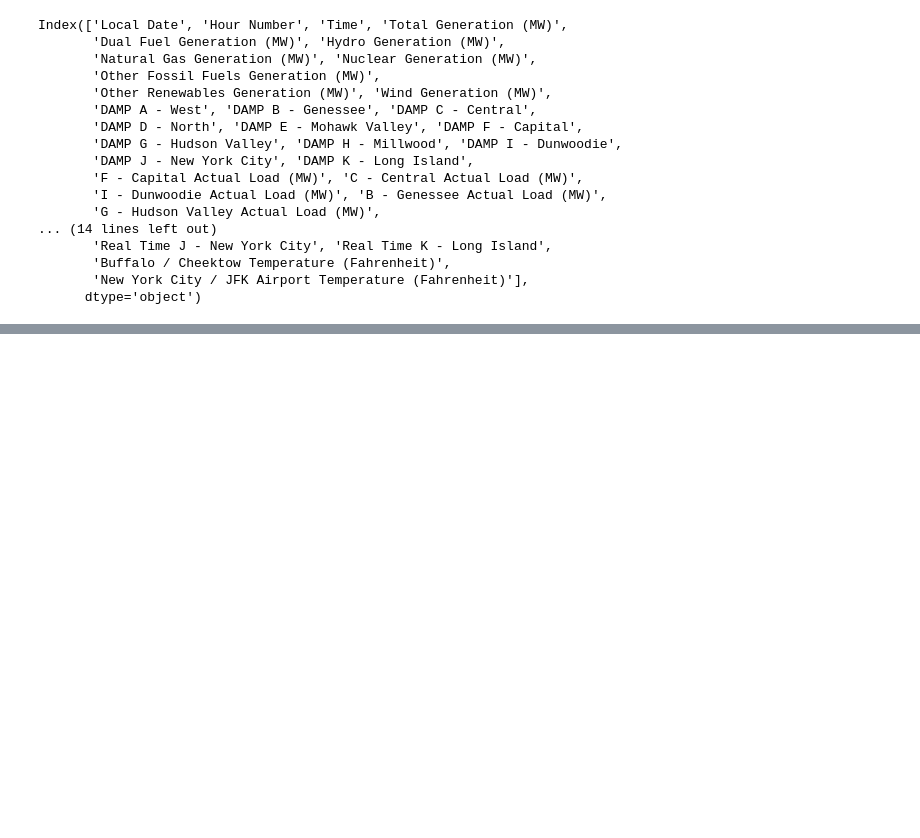
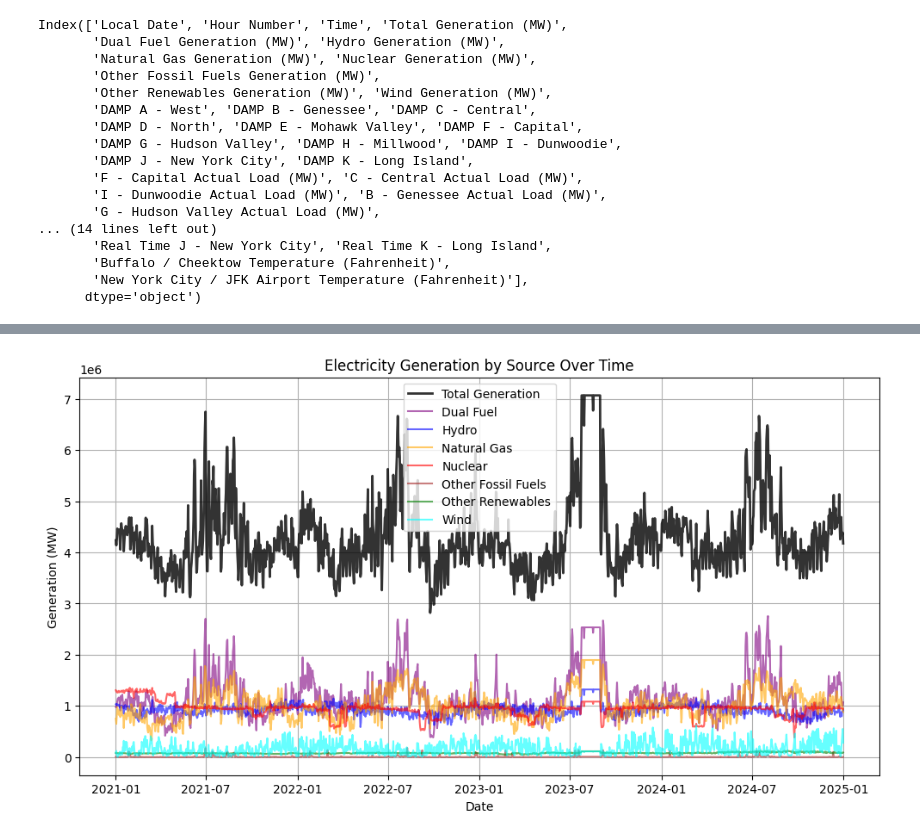
Before and after one commit to forumb94/energypricecode, a Jupyter notebook: maincode.ipynb, the cells around one changed output, grey strips where cells are left out. Cells and saved outputs as stored; diff of their text form; code cells hidden in the pictures; blank space fills up the shorter version.

```diff
--- a/maincode.ipynb
+++ b/maincode.ipynb
@@ -243,0 +284,33 @@ plt.show()
+# %%
+# Time-Series Analysis of Individual Generation Sources vs Total Generation
+
+# Aggregating data by date for each generation type
+daily_dual_fuel = df.groupby('Local Date')['Dual Fuel Generation (MW)'].sum()
+daily_hydro = df.groupby('Local Date')['Hydro Generation (MW)'].sum()
+daily_natural_gas = df.groupby('Local Date')['Natural Gas Generation (MW)'].sum()
+daily_nuclear = df.groupby('Local Date')['Nuclear Generation (MW)'].sum()
+daily_other_fossil = df.groupby('Local Date')['Other Fossil Fuels Generation (MW)'].sum()
+daily_other_renewables = df.groupby('Local Date')['Other Renewables Generation (MW)'].sum()
+daily_wind = df.groupby('Local Date')['Wind Generation (MW)'].sum()
+daily_total = df.groupby('Local Date')['Total Generation (MW)'].sum()
+
+# Plot all individual generation sources against total generation
+plt.figure(figsize=(12, 6))
+plt.plot(daily_total, label="Total Generation", color='black', linewidth=2, alpha=0.8)
+plt.plot(daily_dual_fuel, label="Dual Fuel", color='purple', alpha=0.6)
+plt.plot(daily_hydro, label="Hydro", color='blue', alpha=0.6)
+plt.plot(daily_natural_gas, label="Natural Gas", color='orange', alpha=0.6)
+plt.plot(daily_nuclear, label="Nuclear", color='red', alpha=0.6)
+plt.plot(daily_other_fossil, label="Other Fossil Fuels", color='brown', alpha=0.6)
+plt.plot(daily_other_renewables, label="Other Renewables", color='green', alpha=0.6)
+plt.plot(daily_wind, label="Wind", color='cyan', alpha=0.6)
+
+# Chart details
+plt.title("Electricity Generation by Source Over Time")
+plt.xlabel("Date")
+plt.ylabel("Generation (MW)")
+plt.legend()
+plt.grid(True)
+plt.show()
+# %% [output]
+[figure, added]
```
Also changed, not shown: parts of 14 cells of this notebook.
